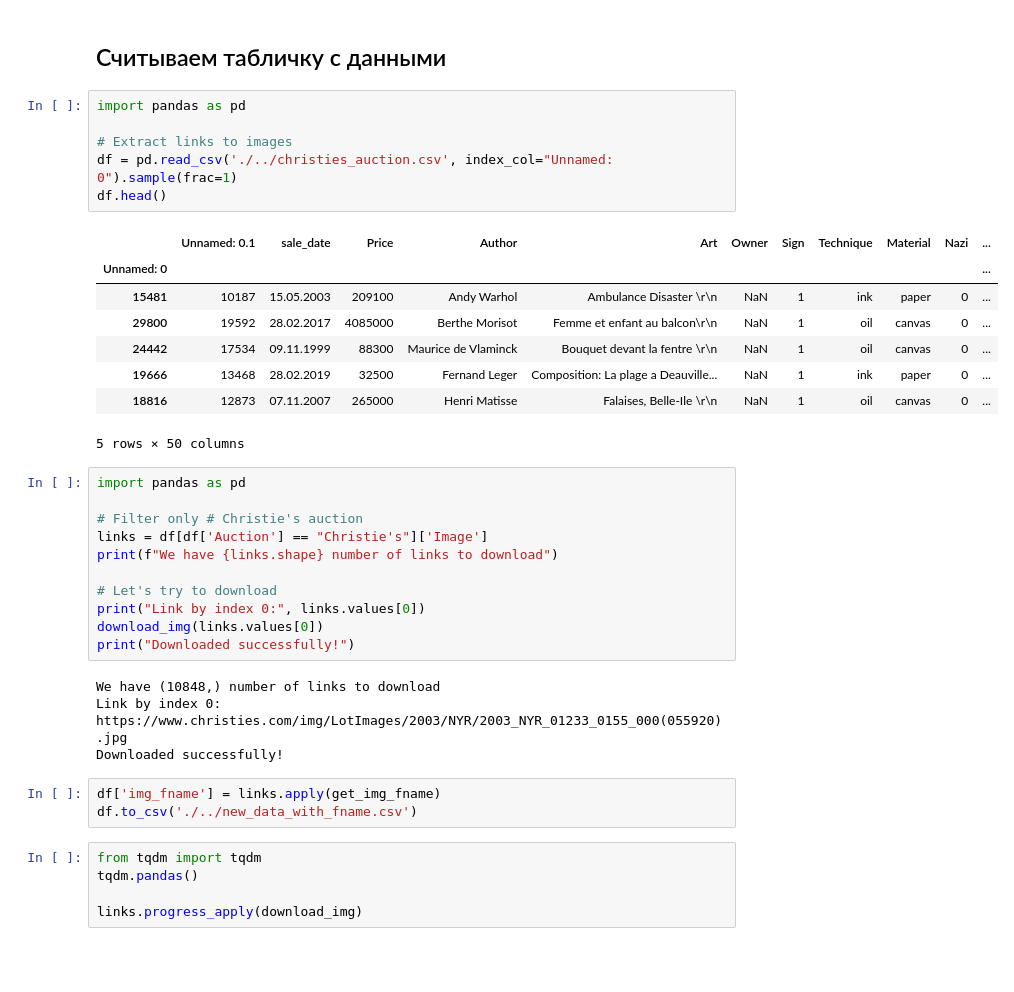
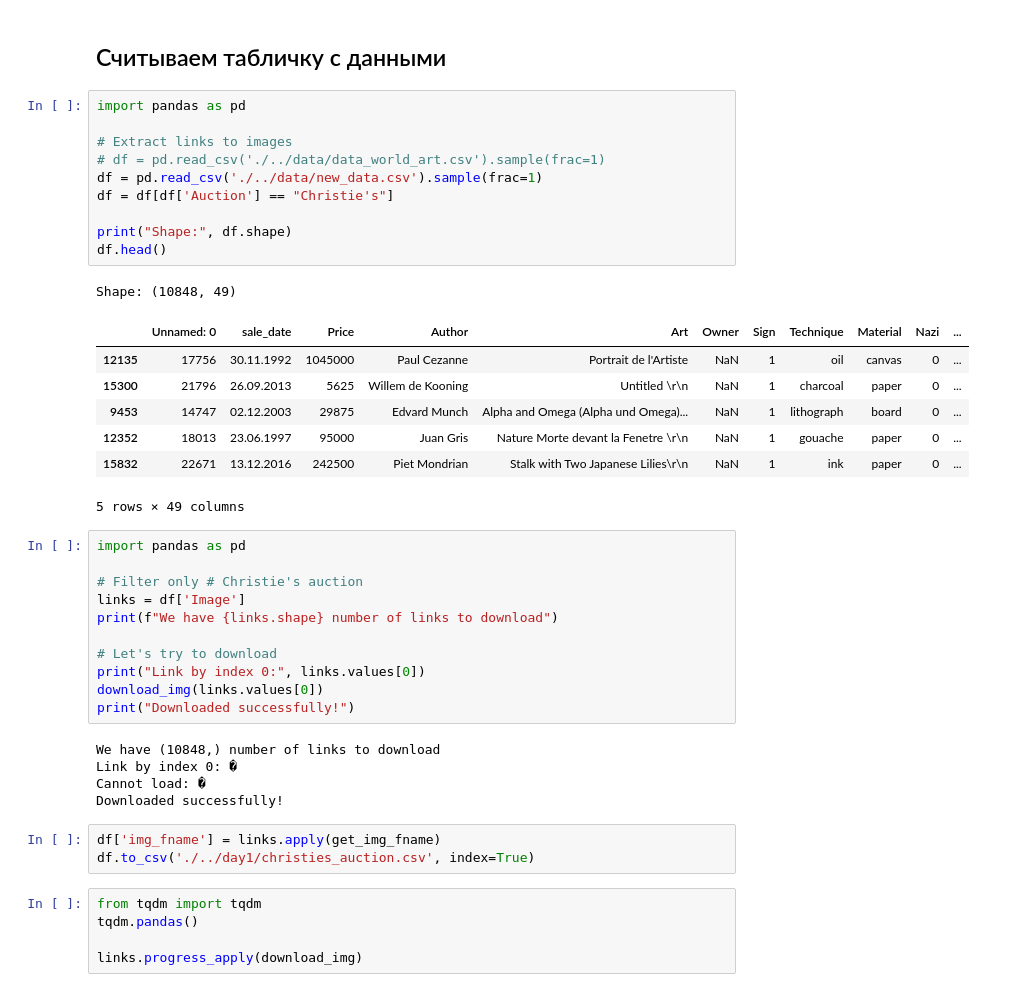
Before and after one commit to tikerlade/ml-art-spbsu-sirius-2024, a Jupyter notebook: day3/day3_data_preparation.ipynb, the cells around one changed output. Saved outputs shown, nothing was run; the diff lists cells and outputs as text; blank space fills up the shorter version.

```diff
--- a/day3/day3_data_preparation.ipynb
+++ b/day3/day3_data_preparation.ipynb
@@ -42,23 +42,27 @@ def download_img(img_link, dst='./../images/', timeout=1):
 # %%
 import pandas as pd
 
 # Extract links to images
-df = pd.read_csv('./../christies_auction.csv', index_col="Unnamed: 0").sample(frac=1)
+# df = pd.read_csv('./../data/data_world_art.csv').sample(frac=1)
+df = pd.read_csv('./../data/new_data.csv').sample(frac=1)
+df = df[df['Auction'] == "Christie's"]
+
+print("Shape:", df.shape)
 df.head()
 # %% [output]
+Shape: (10848, 49)
-|  | Unnamed: 0.1 | sale_date | Price | Author | Art | Owner | Sign | Technique | Material | Nazi | ... |
-| Unnamed: 0 |  |  |  |  |  |  |  |  |  |  | ... |
-| 15481 | 10187 | 15.05.2003 | 209100 | Andy Warhol | Ambulance Disaster \r\n | NaN | 1 | ink | paper | 0 | ... |
-| 29800 | 19592 | 28.02.2017 | 4085000 | Berthe Morisot | Femme et enfant au balcon\r\n | NaN | 1 | oil | canvas | 0 | ... |
-| 24442 | 17534 | 09.11.1999 | 88300 | Maurice de Vlaminck | Bouquet devant la fentre \r\n | NaN | 1 | oil | canvas | 0 | ... |
-| 19666 | 13468 | 28.02.2019 | 32500 | Fernand Leger | Composition: La plage a Deauville... | NaN | 1 | ink | paper | 0 | ... |
-| 18816 | 12873 | 07.11.2007 | 265000 | Henri Matisse | Falaises, Belle-Ile \r\n | NaN | 1 | oil | canvas | 0 | ... |
+|  | Unnamed: 0 | sale_date | Price | Author | Art | Owner | Sign | Technique | Material | Nazi | ... |
+| 12135 | 17756 | 30.11.1992 | 1045000 | Paul Cezanne | Portrait de l'Artiste | NaN | 1 | oil | canvas | 0 | ... |
+| 15300 | 21796 | 26.09.2013 | 5625 | Willem de Kooning | Untitled \r\n | NaN | 1 | charcoal | paper | 0 | ... |
+| 9453 | 14747 | 02.12.2003 | 29875 | Edvard Munch | Alpha and Omega (Alpha und Omega)... | NaN | 1 | lithograph | board | 0 | ... |
+| 12352 | 18013 | 23.06.1997 | 95000 | Juan Gris | Nature Morte devant la Fenetre \r\n | NaN | 1 | gouache | paper | 0 | ... |
+| 15832 | 22671 | 13.12.2016 | 242500 | Piet Mondrian | Stalk with Two Japanese Lilies\r\n | NaN | 1 | ink | paper | 0 | ... |
-5 rows × 50 columns
+5 rows × 49 columns
 # %%
 import pandas as pd
 
 # Filter only # Christie's auction
-links = df[df['Auction'] == "Christie's"]['Image']
+links = df['Image']
 print(f"We have {links.shape} number of links to download")
 
 # Let's try to download
@@ -67,11 +71,12 @@ download_img(links.values[0])
 print("Downloaded successfully!")
 # %% [output]
 We have (10848,) number of links to download
-Link by index 0: https://www.christies.com/img/LotImages/2003/NYR/2003_NYR_01233_0155_000(055920).jpg
+Link by index 0: �
+Cannot load: �
 Downloaded successfully!
 # %%
 df['img_fname'] = links.apply(get_img_fname)
-df.to_csv('./../new_data_with_fname.csv')
+df.to_csv('./../day1/christies_auction.csv', index=True)
 # %%
 from tqdm import tqdm
 tqdm.pandas()
```
Also changed, not shown: 6 other files.
